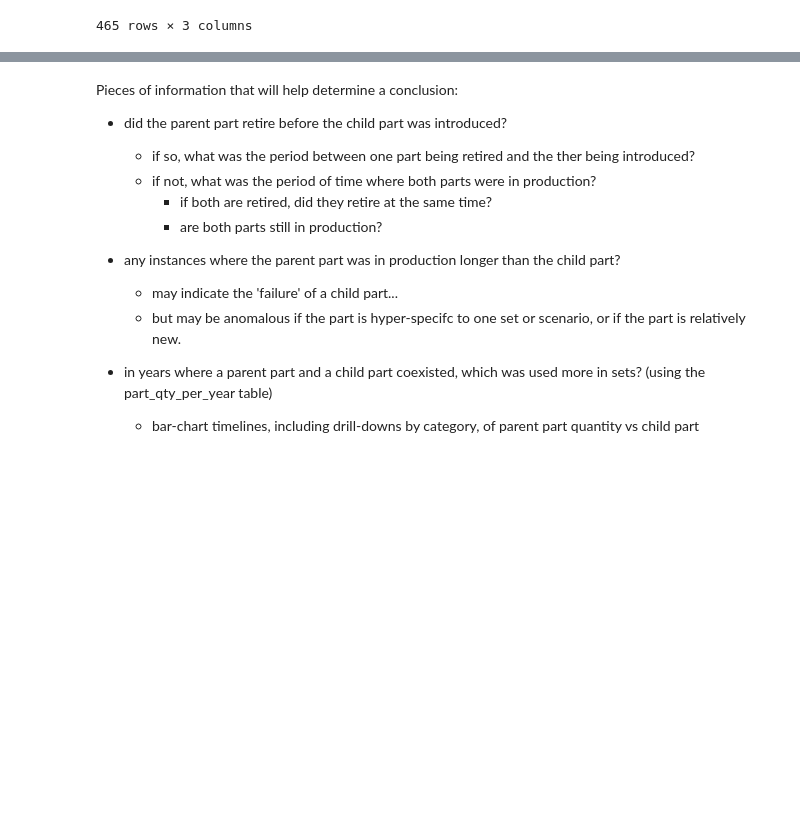
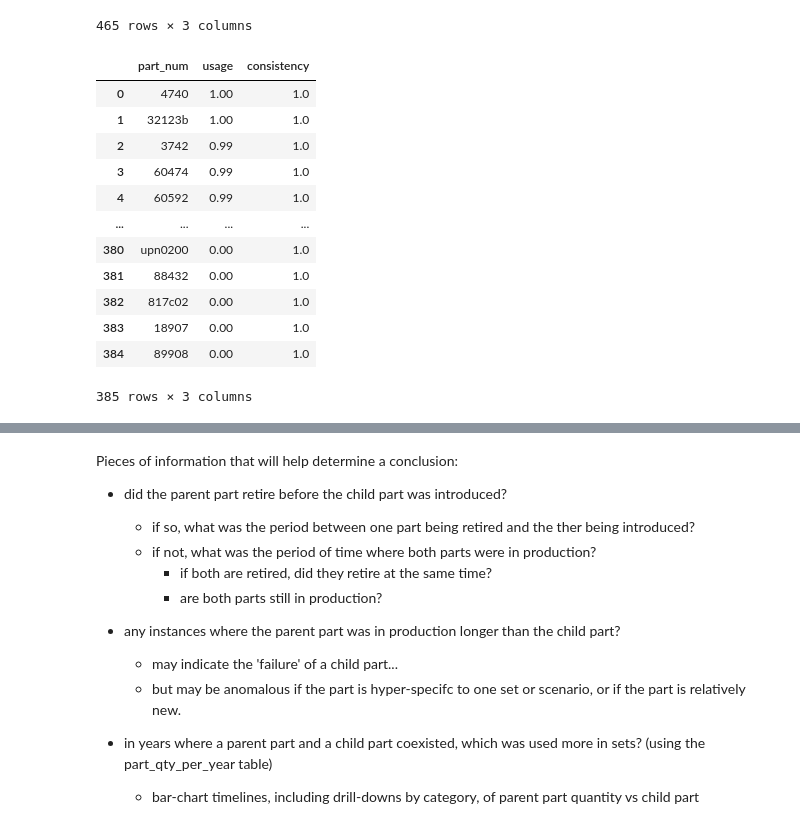
Before and after one commit to r4y856/Lego-Parts-Analysis, a Jupyter notebook: data_analysis_1.ipynb, the cells around one changed output, grey strips where cells are left out. Drawn from its saved outputs; the diff is of its cells as text; code cells hidden in the pictures; blank space fills up the shorter version.

Commit message:
created new table to compare consistency of part usage over the years, against volume of usage

```diff
--- a/data_analysis_1.ipynb
+++ b/data_analysis_1.ipynb
@@ -132,7 +132,7 @@ parent_child_parts
 
 part_qty_per_year = duckdb.sql(
 """
-    WITH generic_part_totals AS( --this CTE is similar to my orignal part_qty_per_year
+    WITH generic_part_totals AS(
         SELECT
             ip.part_num, -- 'parts' table not needed as part_num is in 'inventory_parts'!
             s.year,
@@ -149,7 +149,7 @@ part_qty_per_year = duckdb.sql(
             pcp.child_part_num,
             gpt.year
         FROM parent_child_parts pcp JOIN generic_part_totals gpt
-        ON pcp.parent_part_num = gpt.part_num OR pcp.child_part_num = gpt.part_num   --the DISTINCT will discard the
+        ON pcp.parent_part_num = gpt.part_num OR pcp.child_part_num = gpt.part_num   --the DISTINCT will discard the duplicates
     )
 
     --combining 'generic_part_totals' and 'valid_years_per_relationship':
@@ -219,3 +219,59 @@ part_names_categories
 | 463 | flex08c12 | Technic Flex Cable 12L | Technic Special |
 | 464 | upn0200 | Control Unit, RCX Remote | Electronics |
 465 rows × 3 columns
+# %%
+part_classification = duckdb.sql(
+"""
+WITH parts AS(
+    SELECT parent_part_num AS part_num, year, parent_qty AS qty FROM part_qty_per_year
+    UNION
+    SELECT child_part_num AS part_num, year, child_qty AS qty  FROM part_qty_per_year
+    EXCEPT
+    (SELECT parent_part_num, year, parent_qty FROM part_qty_per_year INTERSECT SELECT child_part_num, year, child_qty FROM part_qty_per_year)
+),
+
+running_totals AS(
+    SELECT
+        part_num,
+        year,
+        qty,
+        (SUM(qty) OVER (PARTITION BY part_num ORDER BY year))::int AS running_vol,      --this is a cumluative frequency, ehich surmounts to the total_vol on the last row of evary partition
+        (SUM(qty) OVER (PARTITION BY part_num))::int AS total_vol,                      --this is a singulaer value repeated across every row, per part
+        year - LAG(year) OVER (PARTITION BY part_num ORDER BY year) AS prev_year_gap
+    FROM parts
+),
+
+cleaned AS( --remove rows that are full of zeros due to the parent-child relationship
+    SELECT * FROM running_totals WHERE running_vol / total_vol BETWEEN 0.01 AND 0.99
+),
+
+metrics AS(
+    SELECT
+        part_num,
+        ROUND(PERCENT_RANK() OVER (ORDER BY total_vol),2) AS usage,       --may need to change if severely non-uniform; currently only a uniform ranking.
+        ROUND(COUNT(DISTINCT year) / (MAX(year) - MIN(year) + 1)::DOUBLE, 2) AS consistency     --measures data density over time
+
+    FROM cleaned
+    GROUP BY part_num, total_vol
+)
+
+
+SELECT * FROM metrics ORDER BY usage DESC, consistency DESC
+"""
+).df()
+
+part_classification
+# %% [output]
+|  | part_num | usage | consistency |
+| 0 | 4740 | 1.00 | 1.0 |
+| 1 | 32123b | 1.00 | 1.0 |
+| 2 | 3742 | 0.99 | 1.0 |
+| 3 | 60474 | 0.99 | 1.0 |
+| 4 | 60592 | 0.99 | 1.0 |
+| ... | ... | ... | ... |
+| 380 | upn0200 | 0.00 | 1.0 |
+| 381 | 88432 | 0.00 | 1.0 |
+| 382 | 817c02 | 0.00 | 1.0 |
+| 383 | 18907 | 0.00 | 1.0 |
+| 384 | 89908 | 0.00 | 1.0 |
+385 rows × 3 columns
```
Also changed, not shown: parts of 1 cell of this notebook.
